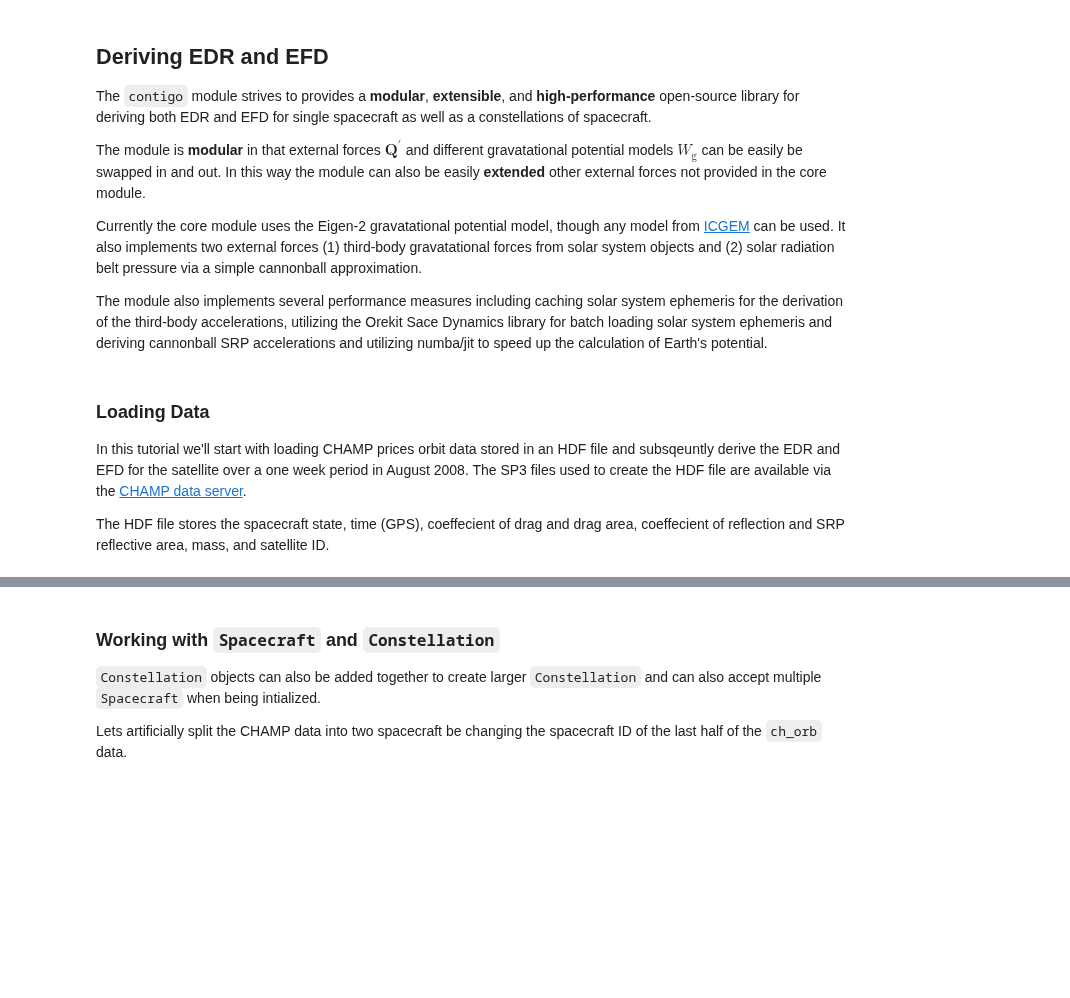
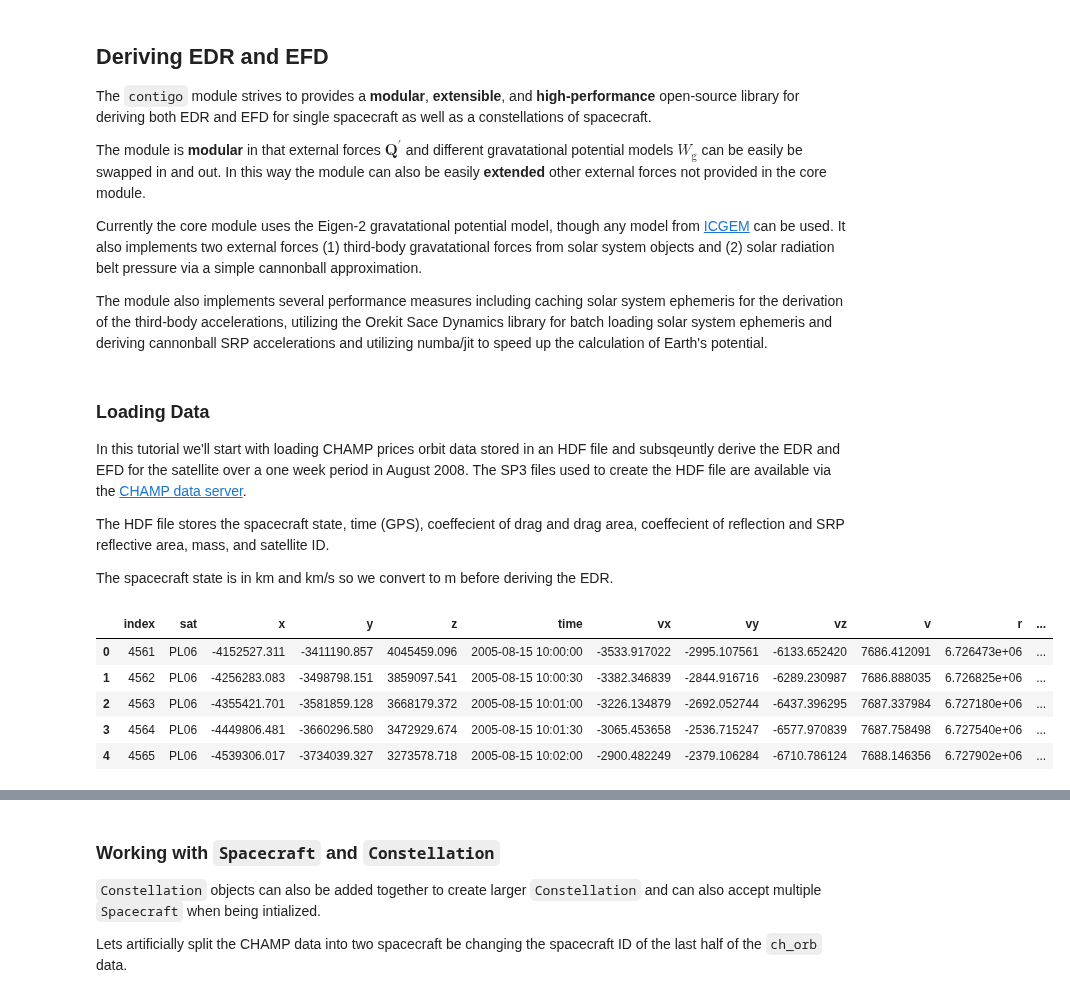
Before and after one commit to kylermurphy/contigo_edr, a Jupyter notebook: notebooks/Tutorial_Overview.ipynb, the cells around one changed output, grey strips where cells are left out. Cells and saved outputs as stored; diff of their text form; code cells hidden in the pictures; blank space fills up the shorter version.

```diff
--- a/notebooks/Tutorial_Overview.ipynb
+++ b/notebooks/Tutorial_Overview.ipynb
@@ -97,15 +99,26 @@ and subsqeuntly derive the EDR and EFD for the satellite over a one week period
 
 The HDF file stores the spacecraft state, time (GPS), coeffecient of drag and drag area,
 coeffecient of reflection and SRP reflective area, mass, and satellite ID.
+
+The spacecraft state is in km and km/s so we convert to m before deriving the EDR.
 # %%
 import pandas as pd
 import matplotlib.pyplot as plt
 
 from contigo.config import data_path
 
+state_col = ['x', 'y', 'z', 'vx', 'vy', 'vz','v','r']
 
 ch_orb = pd.read_hdf(data_path()+'/CHAMP_POD_20050816_20050822.hdf', key='CHAMP')
+ch_orb[state_col] = ch_orb[state_col]*1000.0
 ch_orb.head(5)
+# %% [output]
+|  | index | sat | x | y | z | time | vx | vy | vz | v | r | ... |
+| 0 | 4561 | PL06 | -4152527.311 | -3411190.857 | 4045459.096 | 2005-08-15 10:00:00 | -3533.917022 | -2995.107561 | -6133.652420 | 7686.412091 | 6.726473e+06 | ... |
+| 1 | 4562 | PL06 | -4256283.083 | -3498798.151 | 3859097.541 | 2005-08-15 10:00:30 | -3382.346839 | -2844.916716 | -6289.230987 | 7686.888035 | 6.726825e+06 | ... |
+| 2 | 4563 | PL06 | -4355421.701 | -3581859.128 | 3668179.372 | 2005-08-15 10:01:00 | -3226.134879 | -2692.052744 | -6437.396295 | 7687.337984 | 6.727180e+06 | ... |
+| 3 | 4564 | PL06 | -4449806.481 | -3660296.580 | 3472929.674 | 2005-08-15 10:01:30 | -3065.453658 | -2536.715247 | -6577.970839 | 7687.758498 | 6.727540e+06 | ... |
+| 4 | 4565 | PL06 | -4539306.017 | -3734039.327 | 3273578.718 | 2005-08-15 10:02:00 | -2900.482249 | -2379.106284 | -6710.786124 | 7688.146356 | 6.727902e+06 | ... |
 # %% [markdown]
 ### CONTIGO Data Containers
 
```
Also changed, not shown: parts of 15 cells of this notebook.
